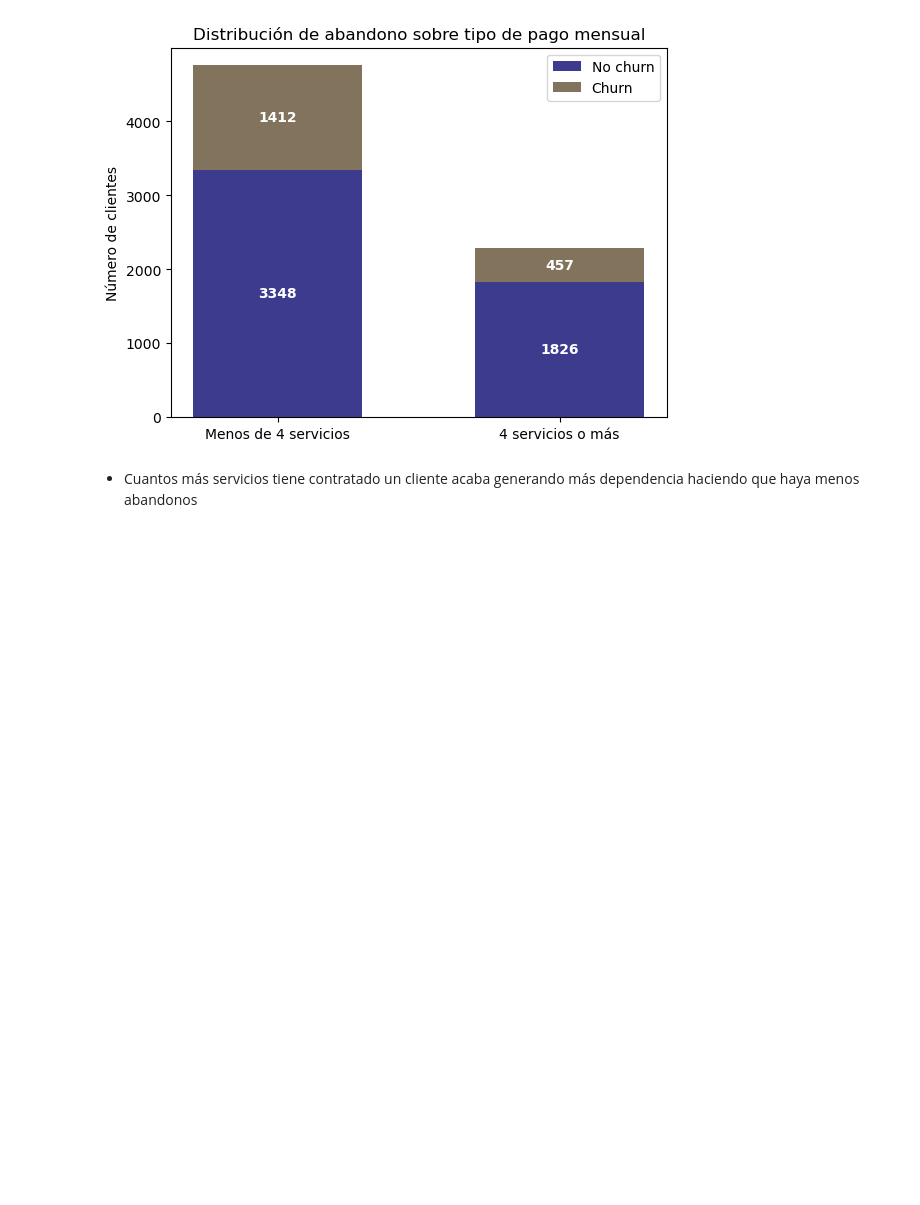
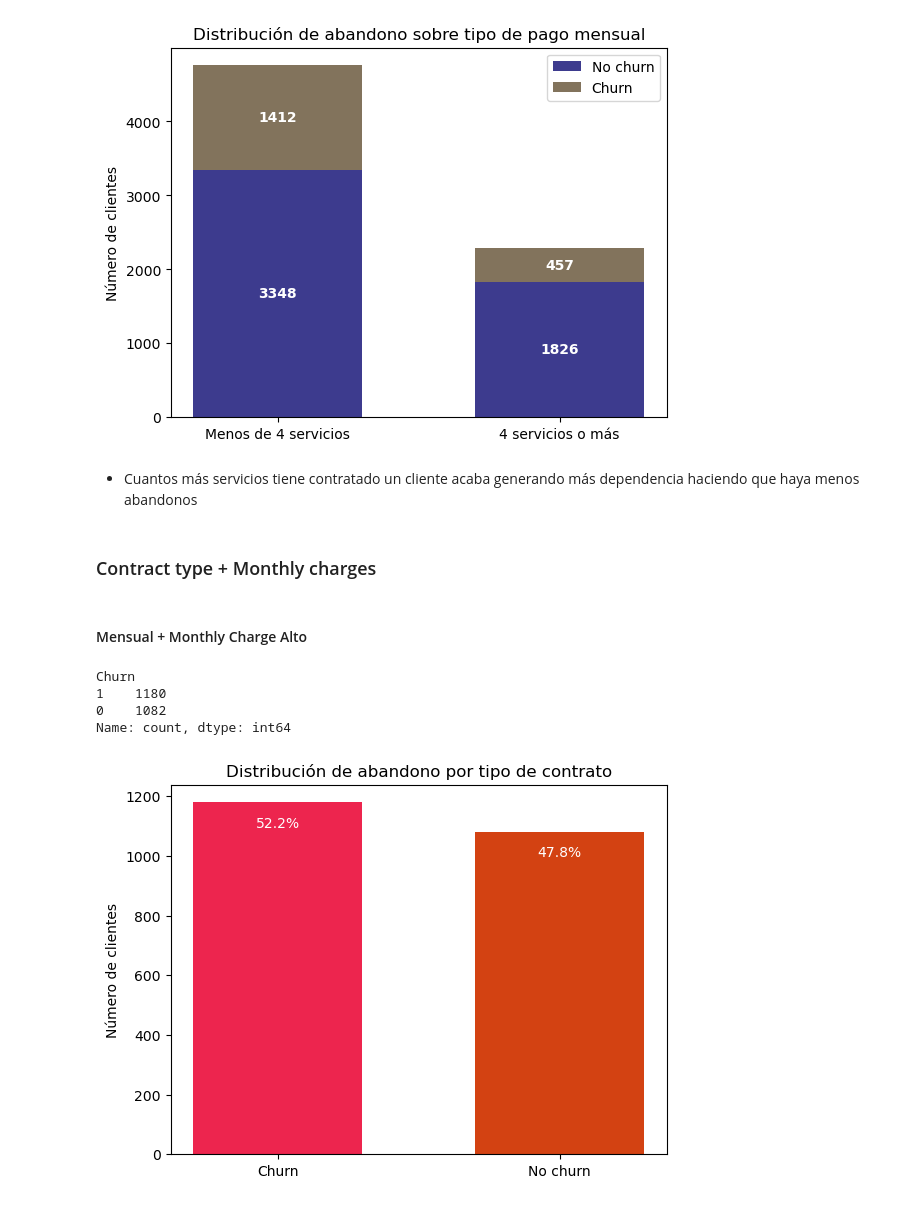
Before and after one commit to Jaumeesoleer/telco-churn-prediction, a Jupyter notebook: notebooks/EDA.ipynb, the cells around one changed output. Drawn from its saved outputs; the diff is of its cells as text; code cells hidden in the pictures; blank space fills up the shorter version.

```diff
--- a/notebooks/EDA.ipynb
+++ b/notebooks/EDA.ipynb
@@ -573,3 +573,7 @@ plt.show()
 [figure]
 # %% [markdown]
 - Cuantos más servicios tiene contratado un cliente acaba generando más dependencia haciendo que haya menos abandonos
+# %% [markdown]
+### Contract type + Monthly charges
+# %% [markdown]
+#### Mensual + Monthly Charge Alto
@@ -575,0 +584,26 @@ plt.show()
+# %%
+labels = ['Churn', 'No churn']
+m = month_df[month_df['MonthlyCharges'] > month_df['MonthlyCharges'].mean()]
+m_counts = m['Churn'].value_counts()
+porcentaje = [f'{v/m['Churn'].count()*100:.1f}%' for v in m_counts]
+m_counts
+# %% [output]
+Churn
+1    1180
+0    1082
+Name: count, dtype: int64
+# %%
+fig, ax = plt.subplots()
+width = 0.6
+barras = ax.bar(
+    labels,
+    m_counts,
+    width,
+    color = ['#ED254E','#d34212']
+)
+ax.bar_label(barras, labels=porcentaje, padding=-20, color = 'w')
+ax.set_ylabel('Número de clientes')
+ax.set_title('Distribución de abandono por tipo de contrato')
+plt.show()
+# %% [output]
+[figure, added]
```
Also changed, not shown: parts of 1 cell of this notebook.
